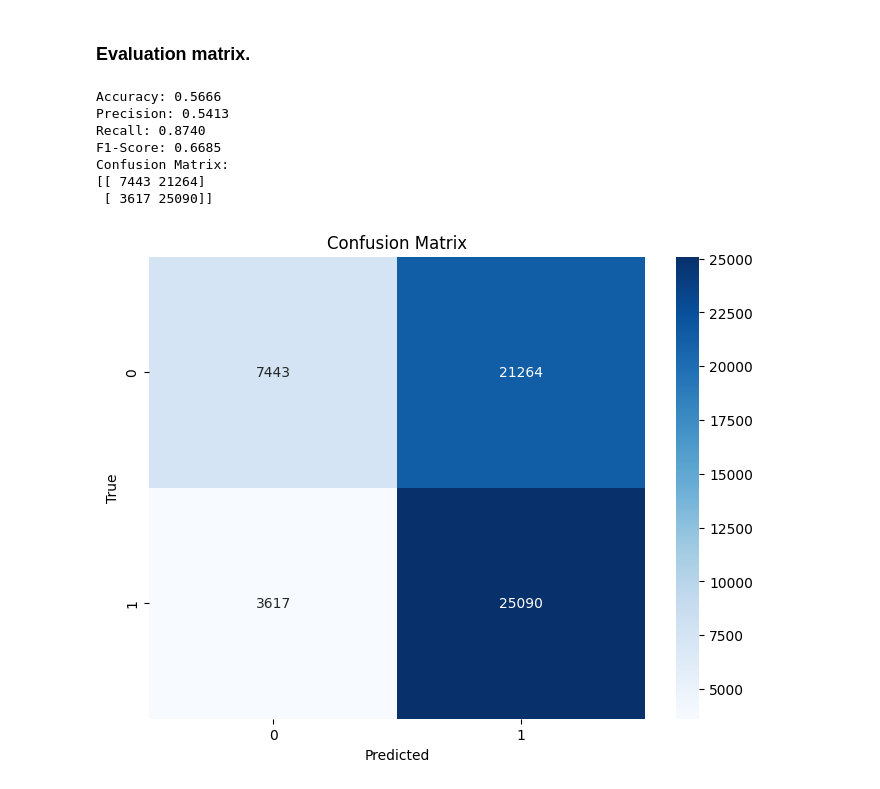
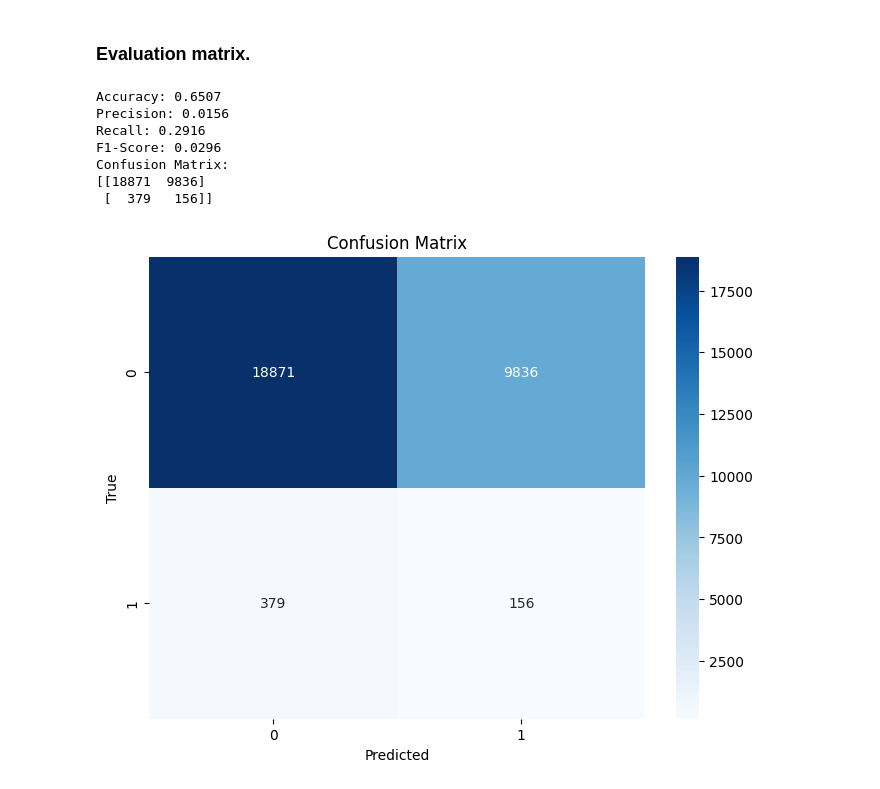
Before and after one commit to rakinplaban/APT_work, a Jupyter notebook: dapt2020/dapt-work.ipynb, the cells around one changed output. Cells and saved outputs as stored; diff of their text form; code cells hidden in the pictures.

```diff
--- a/dapt2020/dapt-work.ipynb
+++ b/dapt2020/dapt-work.ipynb
@@ -808,21 +862,0 @@ For example, when doing 'df[col].method(value, inplace=True)', try using 'df.met
-# %%
-import pandas as pd
-import numpy as np
-
-# Assuming df_cleaned is your DataFrame after removing null-valued columns
-# Compute correlation matrix
-df_cleaned_corr = dataframes.drop(columns=["Flow ID","Src IP","Dst IP","Timestamp" , "Activity" , "Stage" ])
-correlation_matrix = df_cleaned_corr.corr().abs()
-
-# Select upper triangle of correlation matrix
-upper_triangle = correlation_matrix.where(np.triu(np.ones(correlation_matrix.shape), k=1).astype(np.bool_))
-
-# Find features with correlation greater than threshold (e.g., 0.95)
-threshold = 0.95
-correlated_features = [column for column in upper_triangle.columns if any(upper_triangle[column] > threshold)]
-
-# Drop correlated features
-df_uncorrelated = df_cleaned_corr.drop(columns=correlated_features)
-
-# Check the shape of the DataFrame after dropping correlated features
-print("Shape of DataFrame after dropping correlated features:", df_uncorrelated.shape)
@@ -880,17 +904,11 @@ Training set reshaped for LSTM: (57414, 72)
 # %% [markdown]
 ### Prediction
 # %%
-# Truncate the input sequences to the length expected by the model
-X_pred_lstm_truncated = X_pred_lstm[:, :70, :]
-
-# Verify the new shape
-print("Truncated shape of X_pred_lstm:", X_pred_lstm_truncated.shape)
-
 # Make predictions
-Y_pred_lstm = best_model.predict(X_pred_lstm_truncated)
+Y_pred_test = model.predict(X_test)
 
 # Convert probabilities to binary labels
-Y_pred_binary = (Y_pred_lstm > 0.5).astype(int)
+Y_pred_binary = (Y_pred_test > 0.5).astype(int)
 
 # Display the predictions
 print(Y_pred_binary)
@@ -912,42 +929,42 @@ from sklearn.metrics import accuracy_score, precision_score, recall_score, f1_sc
 
 # Assuming 'y_test' contains the true labels for the test data
 # Ensure y_test is available; it should be the labels of your test dataset
 
 # 1. Make Predictions
 # Y_pred_lstm = model.predict(X_pred_lstm)
 # Y_predicted_classes = (Y_pred_lstm > 0.5).astype(int).flatten()
 
 # 2. Calculate Evaluation Metrics
-accuracy = accuracy_score(Y_resampled_pred, Y_pred_binary )
-precision = precision_score(Y_resampled_pred, Y_pred_binary )
-recall = recall_score(Y_resampled_pred, Y_pred_binary )
-f1 = f1_score(Y_resampled_pred, Y_pred_binary )
-conf_matrix = confusion_matrix(Y_resampled_pred, Y_pred_binary )
+accuracy = accuracy_score(Y, Y_pred_binary )
+precision = precision_score(Y, Y_pred_binary )
+recall = recall_score(Y, Y_pred_binary )
+f1 = f1_score(Y, Y_pred_binary )
+conf_matrix = confusion_matrix(Y, Y_pred_binary )
 
 # 3. Print Evaluation Metrics
 print(f"Accuracy: {accuracy:.4f}")
 print(f"Precision: {precision:.4f}")
 print(f"Recall: {recall:.4f}")
 print(f"F1-Score: {f1:.4f}")
 print("Confusion Matrix:")
 print(conf_matrix)
 
 # Optional: Plot the confusion matrix for better visualization
 import seaborn as sns
 import matplotlib.pyplot as plt
 
 plt.figure(figsize=(8, 6))
 sns.heatmap(conf_matrix, annot=True, fmt='d', cmap='Blues')
 plt.xlabel('Predicted')
 plt.ylabel('True')
 plt.title('Confusion Matrix')
 plt.show()
 # %% [output]
-Accuracy: 0.5666
-Precision: 0.5413
-Recall: 0.8740
-F1-Score: 0.6685
+Accuracy: 0.6507
+Precision: 0.0156
+Recall: 0.2916
+F1-Score: 0.0296
 Confusion Matrix:
-[[ 7443 21264]
- [ 3617 25090]]
+[[18871  9836]
+ [  379   156]]
-[figure, old version]
+[figure, new version]
```
Also changed, not shown: parts of 12 cells of this notebook.
